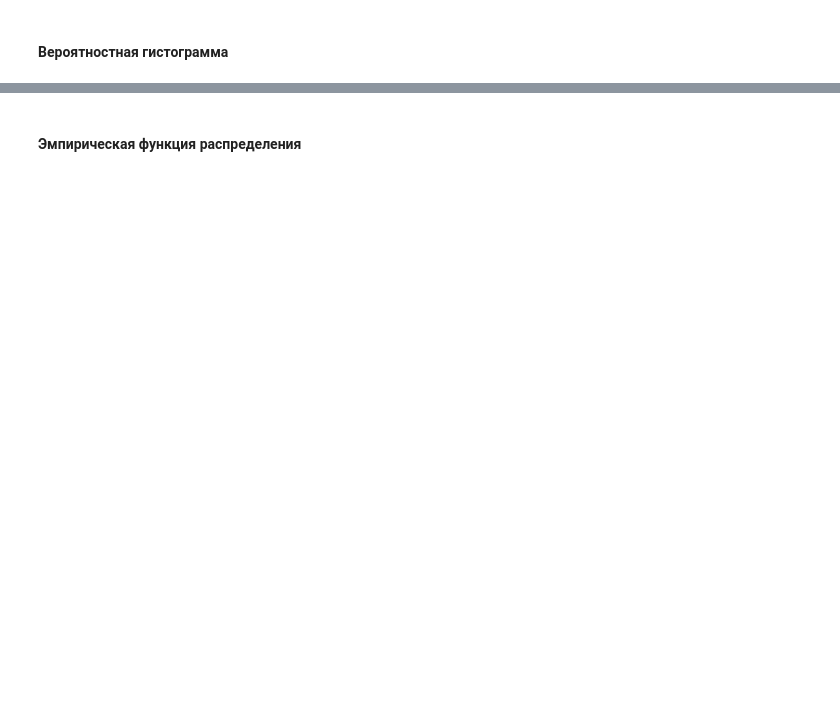
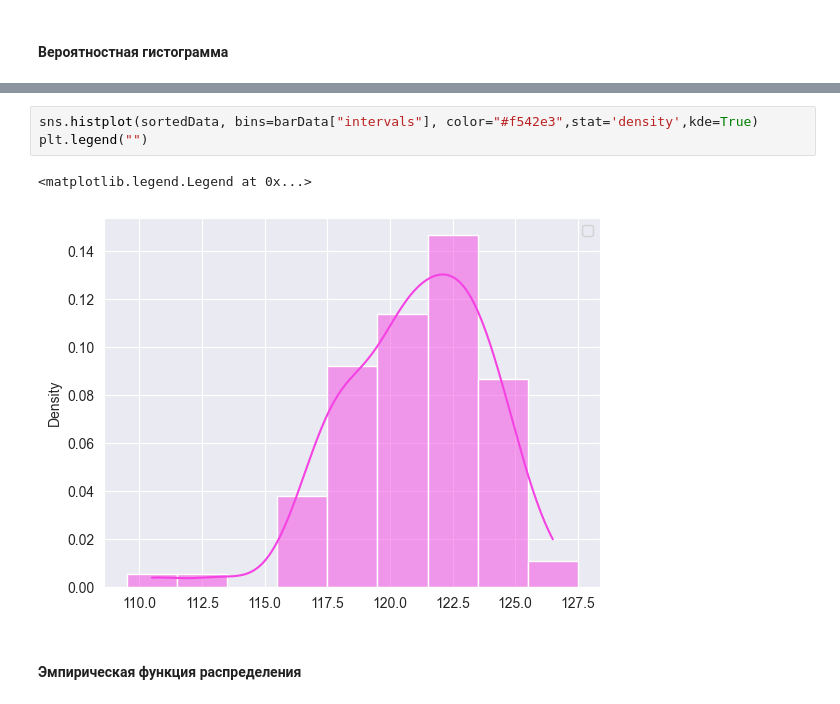
Before and after one commit to akhmetovKamil/MathStatisticLabs, a Jupyter notebook: FirstLab.ipynb, the cells around one changed output, grey strips where cells are left out. Drawn from its saved outputs; the diff is of its cells as text; blank space fills up the shorter version.

```diff
--- a/FirstLab.ipynb
+++ b/FirstLab.ipynb
@@ -118,3 +120,9 @@ plt.xlabel('Интервалы');
+# %%
+sns.histplot(sortedData, bins=barData["intervals"], color="#f542e3",stat='density',kde=True)
+plt.legend("")
+# %% [output]
+<matplotlib.legend.Legend at 0x...>
+[figure, added]
 # %% [markdown]
 #### Эмпирическая функция распределения
 # %%
```
Also changed, not shown: parts of 5 cells of this notebook.
